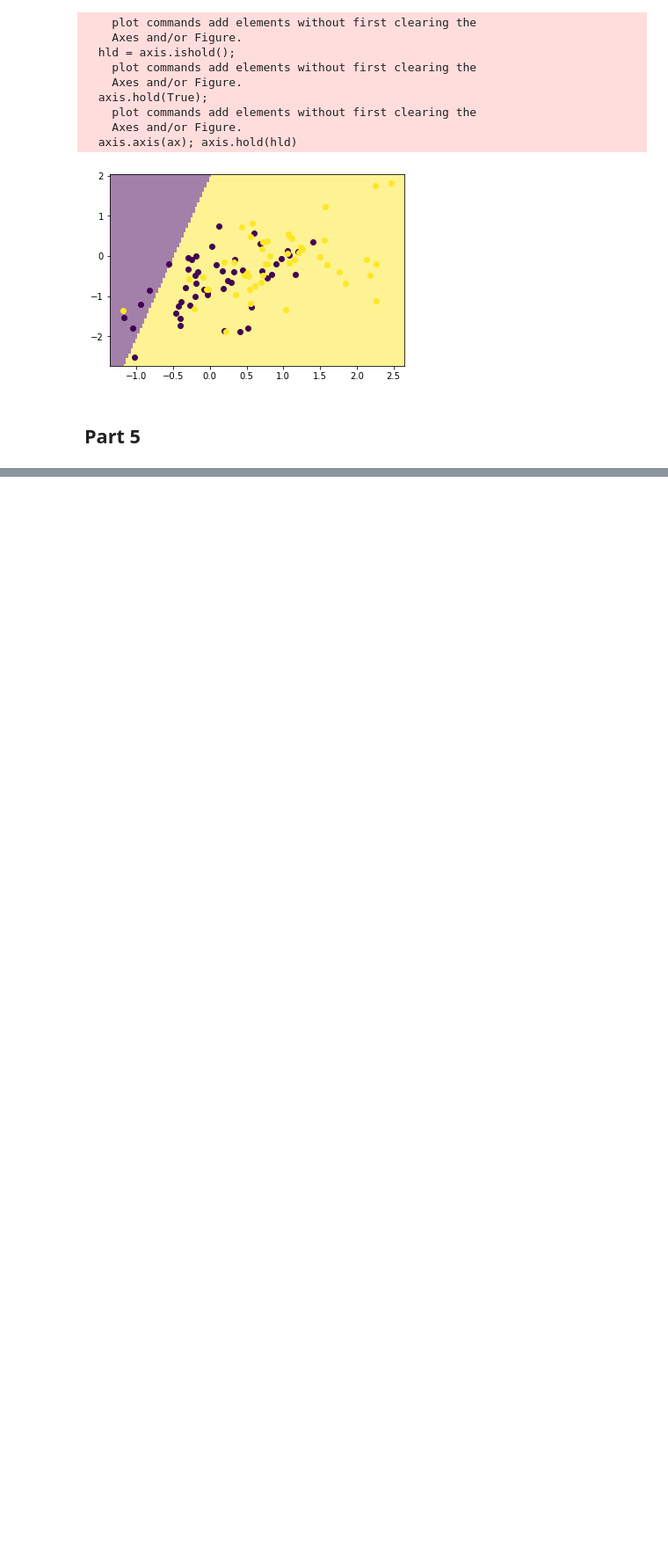
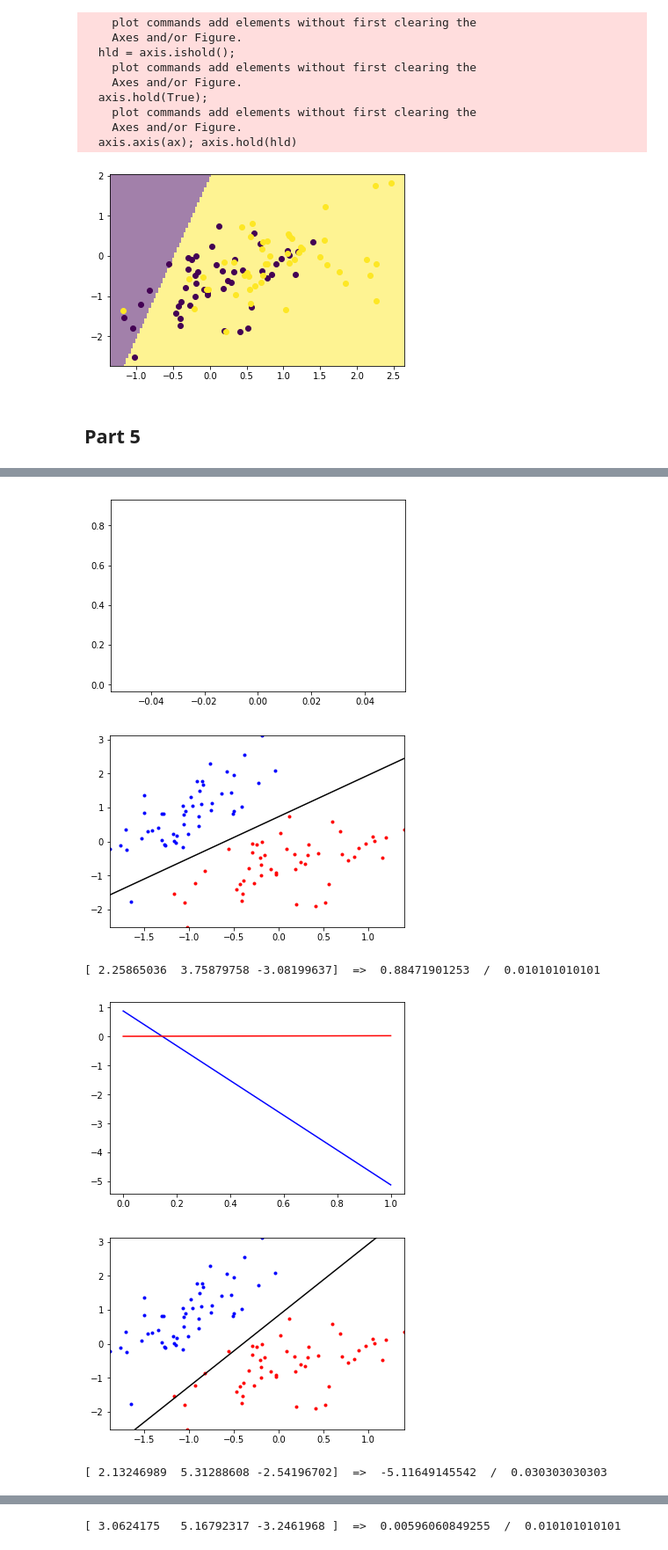
Before and after one commit to lujohn/machine-learning-course-hws, a Jupyter notebook: hw3/178-hw3-code/HW 3.ipynb, the cells around one changed output, grey strips where cells are left out. Shown at 88% size. Cells and saved outputs as stored; diff of their text form; code cells hidden in the pictures; blank space fills up the shorter version.

```diff
--- a/hw3/178-hw3-code/HW 3.ipynb
+++ b/hw3/178-hw3-code/HW 3.ipynb
@@ -237,0 +237,10 @@ class logisticClassify2(ml.classifier):
+# %%
+learner = logisticClassify2()
+learner.train(XA, YA)
+# %% [output]
+[figure, added]
+[figure, added]
+[ 2.25865036  3.75879758 -3.08199637]  =>  0.88471901253  /  0.010101010101
+[figure, added]
+[figure, added]
+[ 2.13246989  5.31288608 -2.54196702]  =>  -5.11649145542  /  0.030303030303
@@ -237,0 +249 @@ class logisticClassify2(ml.classifier):
+[ 3.0624175   5.16792317 -3.2461968 ]  =>  0.00596060849255  /  0.010101010101
```
Also changed, not shown: parts of 16 cells of this notebook.
